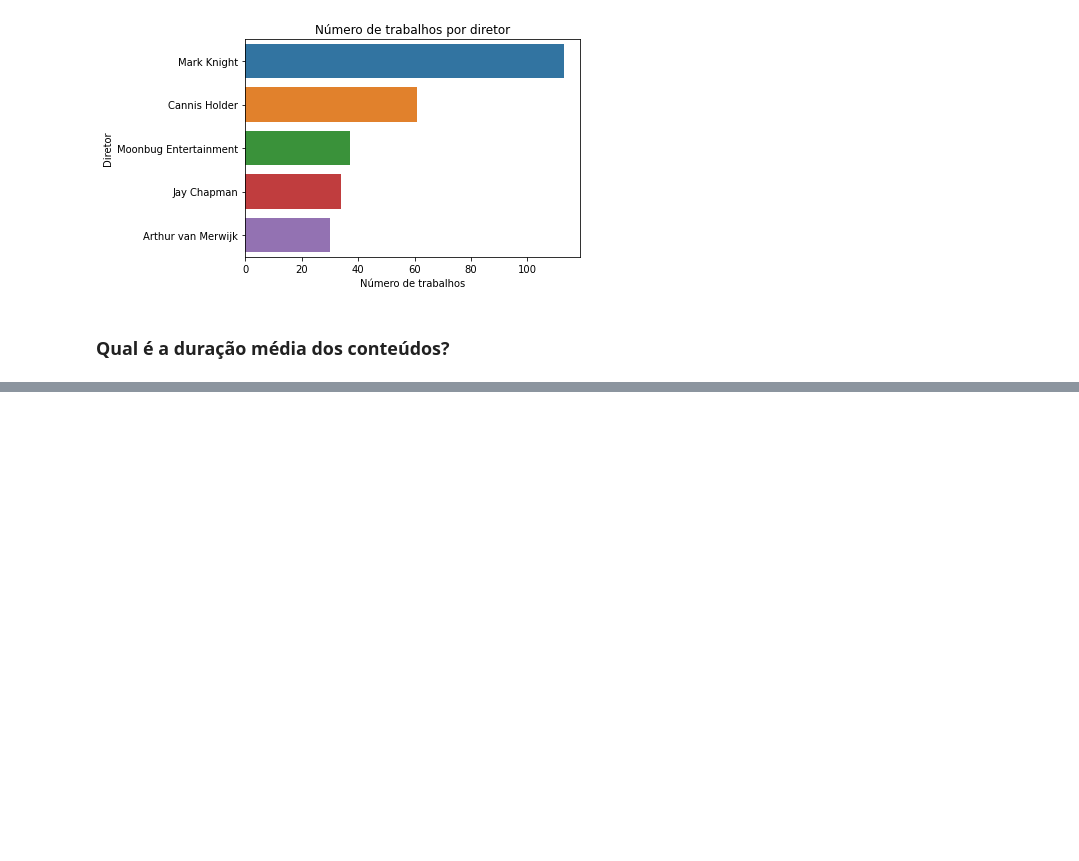
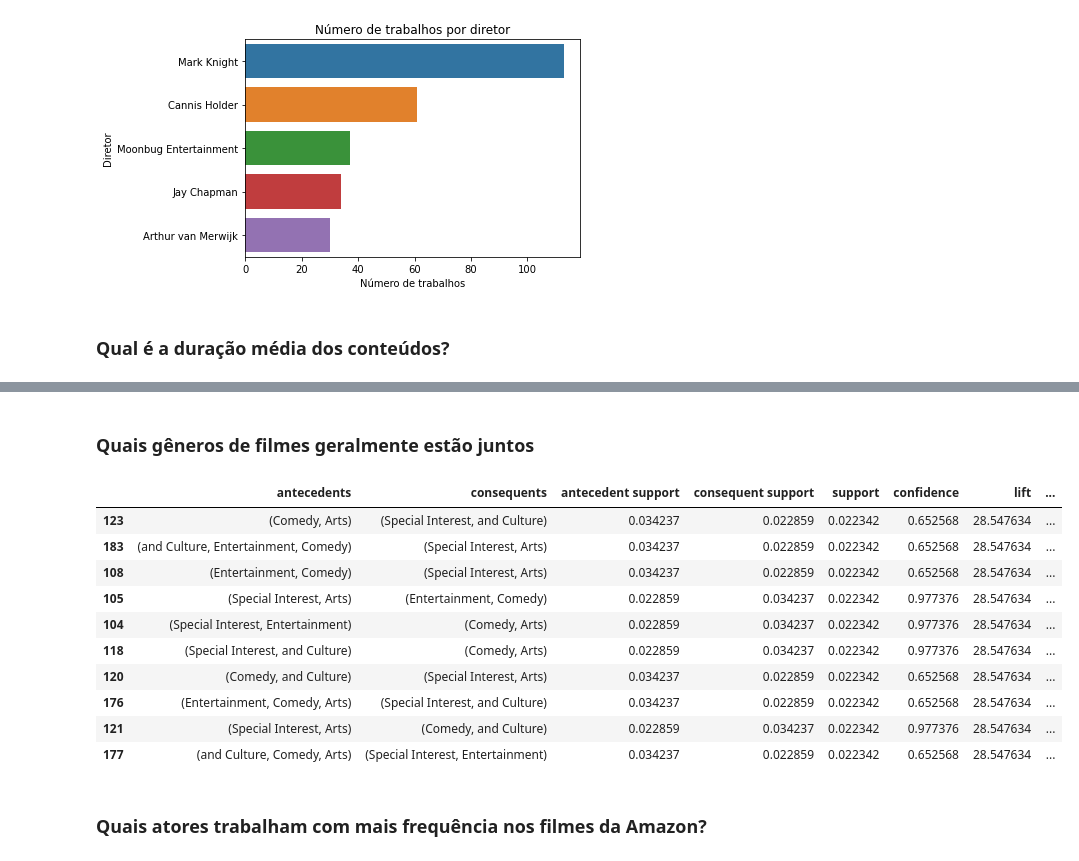
Before and after one commit to RodrigoSoares256/ExplanatoryAnalysis, a Jupyter notebook: AmazonCatalog.ipynb, the cells around one changed output, grey strips where cells are left out. Saved outputs shown, nothing was run; the diff lists cells and outputs as text; code cells hidden in the pictures; blank space fills up the shorter version.

```diff
--- a/AmazonCatalog.ipynb
+++ b/AmazonCatalog.ipynb
@@ -124,0 +159,7 @@ dtype: object
+# %%
+listing = []
+for i in dfRaw['listed_in'].str.split(","):
+    for s in i:
+        listing.append(re.sub("\A ","",s))
+serieListed = pd.Series(listing)
+serieListed.value_counts().head(10)
@@ -124,0 +189,23 @@ dtype: object
+# %%
+listing = []
+for i in dfRaw['listed_in'].str.split(","):
+    list2 = []
+    for s in i:
+        list2.append(re.sub("\A ","",s))
+    listing.append(sorted(list2))
+listing
+df1 = pd.DataFrame({"list":listing})
+# %%
+dfSplitedListing = pd.DataFrame(columns=serieListed.unique(), index=range(dfRaw.shape[0]))
+n = 0
+for i in df1['list']:
+    for element in i:
+        dfSplitedListing.loc[n,element] = True
+    n+=1
+dfSplitedListing.fillna(False, inplace = True)
+# %%
+from mlxtend.frequent_patterns import apriori, association_rules
+associacoesFrequentes = apriori(dfSplitedListing, min_support = 0.01, use_colnames = True)
+associacoesFrequentes['length'] = associacoesFrequentes['itemsets'].apply(lambda x: len(x))
+
+associacoesFrequentes
@@ -124,0 +247,21 @@ dtype: object
+# %% [markdown]
+### Quais gêneros de filmes geralmente estão juntos
+# %%
+rules = association_rules(associacoesFrequentes, metric="lift", min_threshold=1.2)
+rules["antecedents_length"] = rules["antecedents"].apply(lambda x: len(x))
+rules["consequents_length"] = rules["consequents"].apply(lambda x: len(x))
+rules.sort_values("lift",ascending=False).head(10)
+# %% [output]
+|  | antecedents | consequents | antecedent support | consequent support | support | confidence | lift | ... |
+| 123 | (Comedy, Arts) | (Special Interest, and Culture) | 0.034237 | 0.022859 | 0.022342 | 0.652568 | 28.547634 | ... |
+| 183 | (and Culture, Entertainment, Comedy) | (Special Interest, Arts) | 0.034237 | 0.022859 | 0.022342 | 0.652568 | 28.547634 | ... |
+| 108 | (Entertainment, Comedy) | (Special Interest, Arts) | 0.034237 | 0.022859 | 0.022342 | 0.652568 | 28.547634 | ... |
+| 105 | (Special Interest, Arts) | (Entertainment, Comedy) | 0.022859 | 0.034237 | 0.022342 | 0.977376 | 28.547634 | ... |
+| 104 | (Special Interest, Entertainment) | (Comedy, Arts) | 0.022859 | 0.034237 | 0.022342 | 0.977376 | 28.547634 | ... |
+| 118 | (Special Interest, and Culture) | (Comedy, Arts) | 0.022859 | 0.034237 | 0.022342 | 0.977376 | 28.547634 | ... |
+| 120 | (Comedy, and Culture) | (Special Interest, Arts) | 0.034237 | 0.022859 | 0.022342 | 0.652568 | 28.547634 | ... |
+| 176 | (Entertainment, Comedy, Arts) | (Special Interest, and Culture) | 0.034237 | 0.022859 | 0.022342 | 0.652568 | 28.547634 | ... |
+| 121 | (Special Interest, Arts) | (Comedy, and Culture) | 0.022859 | 0.034237 | 0.022342 | 0.977376 | 28.547634 | ... |
+| 177 | (and Culture, Comedy, Arts) | (Special Interest, Entertainment) | 0.034237 | 0.022859 | 0.022342 | 0.652568 | 28.547634 | ... |
+# %% [markdown]
+### Quais atores trabalham com mais frequência nos filmes da Amazon?
```
Also changed, not shown: parts of 12 cells of this notebook.
